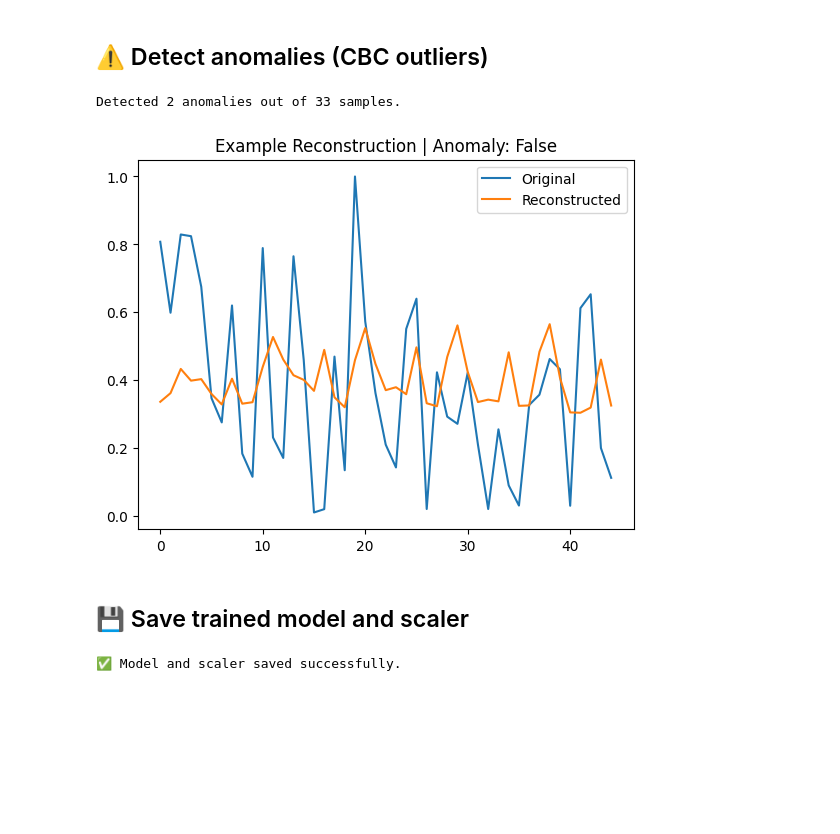
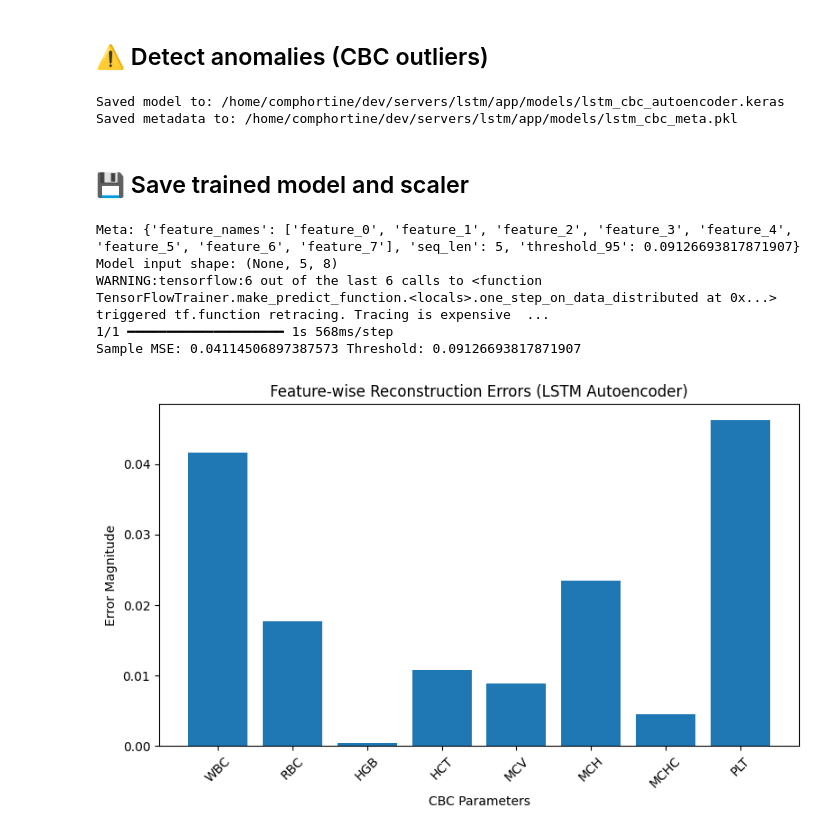
Before and after one commit to Nestlink-org/lstm, a Jupyter notebook: app/models/cbc_lstm.ipynb, the cells around one changed output. Saved outputs shown, nothing was run; the diff lists cells and outputs as text; code cells hidden in the pictures; blank space fills up the shorter version.

```diff
--- a/app/models/cbc_lstm.ipynb
+++ b/app/models/cbc_lstm.ipynb
@@ -201,27 +373,68 @@ Reconstruction error threshold: 0.09156
 # %% [markdown]
 ## ⚠️ Detect anomalies (CBC outliers)
 # %%
-anomalies = test_mse > threshold
-print(f"Detected {np.sum(anomalies)} anomalies out of {len(anomalies)} samples.")
+# --------------------------------------------
+# Cell 11 — Save model and metadata
+# --------------------------------------------
+model.save(MODEL_SAVE_PATH)
+joblib.dump({
+    "feature_names": feature_names,
+    "seq_len": SEQ_LEN,
+    "threshold_95": float(threshold_95)
+}, os.path.join(MODEL_DIR, "lstm_cbc_meta.pkl"))
 
-# Show example reconstruction
-idx = np.random.randint(0, len(X_test))
-plt.plot(X_test[idx].flatten(), label='Original')
-plt.plot(X_pred[idx].flatten(), label='Reconstructed')
-plt.legend()
-plt.title(f"Example Reconstruction | Anomaly: {anomalies[idx]}")
-plt.show()
+print("Saved model to:", MODEL_SAVE_PATH)
+print("Saved metadata to:", os.path.join(MODEL_DIR, "lstm_cbc_meta.pkl"))
 # %% [output]
-Detected 2 anomalies out of 33 samples.
+Saved model to: /home/comphortine/dev/servers/lstm/app/models/lstm_cbc_autoencoder.keras
+Saved metadata to: /home/comphortine/dev/servers/lstm/app/models/lstm_cbc_meta.pkl
-[figure, removed]
 # %% [markdown]
 ## 💾 Save trained model and scaler
 # %%
-model.save("/home/comphortine/dev/servers/lstm/app/models/lstm_cbc_autoencoder.keras")
+# --------------------------------------------
+# Cell 12 — Local inference example using saved scaler & meta
+# --------------------------------------------
+from tensorflow.keras.models import load_model
+meta = joblib.load(os.path.join(MODEL_DIR, "lstm_cbc_meta.pkl"))
+loaded_scaler = joblib.load(SCALER_SAVE_PATH)
+loaded_model = load_model(MODEL_SAVE_PATH)
 
-import joblib
-joblib.dump(scaler, "/home/comphortine/dev/servers/lstm/app/models/cbc_scaler.pkl")
+print("Meta:", meta)
+print("Model input shape:", loaded_model.input_shape)
 
-print("✅ Model and scaler saved successfully.")
+# pick one sample from original numeric_df, scale, build sequence of length SEQ_LEN
+idx = 0
+sample_seq = scaled_df.values[idx:idx+meta['seq_len']]  # already scaled
+if sample_seq.shape[0] < meta['seq_len']:
+    # pad by repeating last row
+    pad = np.repeat(sample_seq[-1:], meta['seq_len'] - sample_seq.shape[0], axis=0)
+    sample_seq = np.vstack([sample_seq, pad])
+
+sample_seq = sample_seq.reshape(1, meta['seq_len'], len(feature_names))
+recon = loaded_model.predict(sample_seq)
+mse = float(np.mean((sample_seq - recon)**2))
+print("Sample MSE:", mse, "Threshold:", meta['threshold_95'])
 # %% [output]
-✅ Model and scaler saved successfully.
+Meta: {'feature_names': ['feature_0', 'feature_1', 'feature_2', 'feature_3', 'feature_4', 'feature_5', 'feature_6', 'feature_7'], 'seq_len': 5, 'threshold_95': 0.09126693817871907}
+Model input shape: (None, 5, 8)
+WARNING:tensorflow:6 out of the last 6 calls to <function TensorFlowTrainer.make_predict_function.<locals>.one_step_on_data_distributed at 0x...> triggered tf.function retracing. Tracing is expensive  ...
+1/1 ━━━━━━━━━━━━━━━━━━━━ 1s 568ms/step
+Sample MSE: 0.04114506897387573 Threshold: 0.09126693817871907
+# %%
+import matplotlib.pyplot as plt
+
+reconstruction_errors = {
+    'WBC': 0.0417, 'RBC': 0.0177, 'HGB': 0.00038, 'HCT': 0.0108,
+    'MCV': 0.0088, 'MCH': 0.0235, 'MCHC': 0.0045, 'PLT': 0.0462
+}
+
+plt.figure(figsize=(8, 5))
+plt.bar(reconstruction_errors.keys(), reconstruction_errors.values())
+plt.title("Feature-wise Reconstruction Errors (LSTM Autoencoder)")
+plt.ylabel("Error Magnitude")
+plt.xlabel("CBC Parameters")
+plt.xticks(rotation=45)
+plt.tight_layout()
+plt.show()
+# %% [output]
+[figure, added]
```
Also changed, not shown: parts of 14 cells of this notebook, 7 other files.
